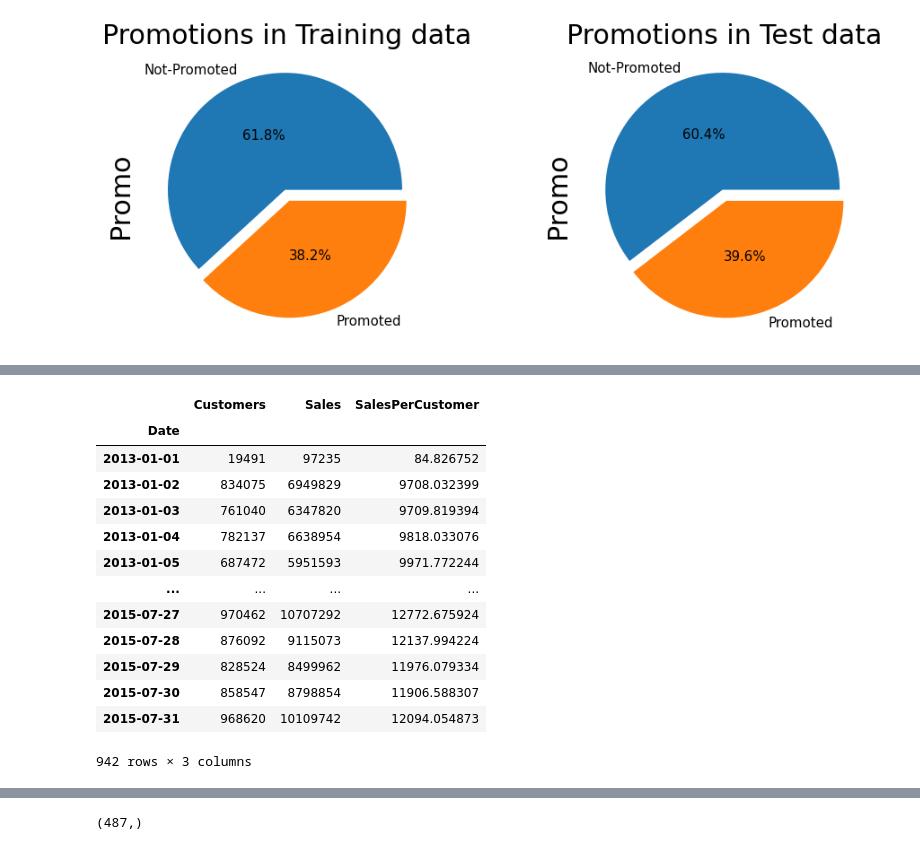
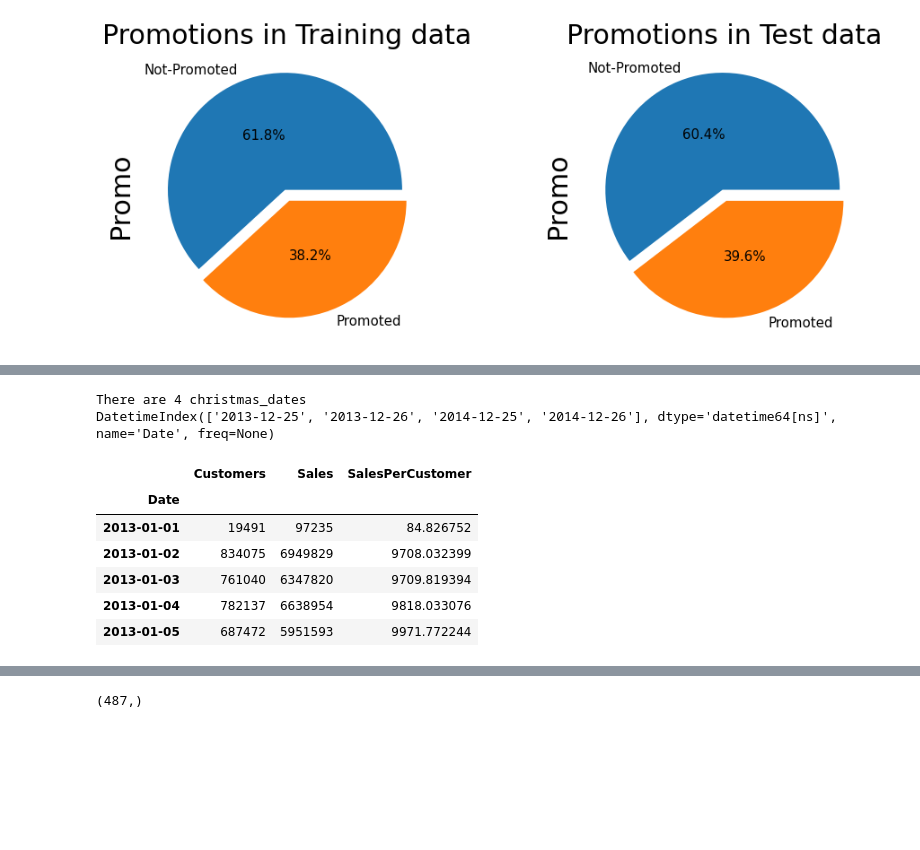
Before and after one commit to Hen0k/Rossmann-Pharmaceuticals-Sales-Forcast, a Jupyter notebook: notebooks/questions_guided_eda.ipynb, the cells around one changed output, grey strips where cells are left out. Saved outputs shown, nothing was run; the diff lists cells and outputs as text; code cells hidden in the pictures; blank space fills up the shorter version.

```diff
--- a/notebooks/questions_guided_eda.ipynb
+++ b/notebooks/questions_guided_eda.ipynb
@@ -39,13 +41,14 @@ version = 'merged_v1'
 repo = '../'
 
 train_df = DataLoader.dvc_get_data(data_path, version, repo)
-
+train_df['Date'] = pd.to_datetime(train_df['Date'])
 # Finally load the test data
 data_path = 'data/merged/test.csv'
 version = 'merged_v1'
 repo = '../'
 
 test_df = DataLoader.dvc_get_data(data_path, version, repo)
+test_df['Date'] = pd.to_datetime(test_df['Date'])
 # %% [output]
 DataLoaderLogger - INFO - DVC: CSV file read with path: data/merged/train.csv | version: merged_v1 | from: ../
 DataLoaderLogger - INFO - DVC: CSV file read with path: data/merged/test.csv | version: merged_v1 | from: ../
@@ -123,19 +115,21 @@ school_holidays.groupby("DayOfWeek")[['SchoolHoliday']].mean()
+# %%
+christmas = train_df.query("StateHoliday=='c'")
+christmas_dates = christmas.groupby('Date')['Date'].unique().index
+christmas_dates = pd.to_datetime(christmas_dates)
+print(f"There are {christmas_dates.shape[0]} christmas_dates\n{christmas_dates}")
+# christmas_dates = [a[0] for a in christmas_dates.tolist()]
+# %% [output]
+There are 4 christmas_dates
+DatetimeIndex(['2013-12-25', '2013-12-26', '2014-12-25', '2014-12-26'], dtype='datetime64[ns]', name='Date', freq=None)
 # %%
 grouped_by_date = train_df.groupby('Date')[['Customers', 'Sales', 'SalesPerCustomer']]
 grouped_by_date = grouped_by_date.sum()
-grouped_by_date
+grouped_by_date.head()
 # %% [output]
 |  | Customers | Sales | SalesPerCustomer |
 | Date |  |  |  |
 | 2013-01-01 | 19491 | 97235 | 84.826752 |
 | 2013-01-02 | 834075 | 6949829 | 9708.032399 |
 | 2013-01-03 | 761040 | 6347820 | 9709.819394 |
 | 2013-01-04 | 782137 | 6638954 | 9818.033076 |
 | 2013-01-05 | 687472 | 5951593 | 9971.772244 |
-| ... | ... | ... | ... |
-| 2015-07-27 | 970462 | 10707292 | 12772.675924 |
-| 2015-07-28 | 876092 | 9115073 | 12137.994224 |
-| 2015-07-29 | 828524 | 8499962 | 11976.079334 |
-| 2015-07-30 | 858547 | 8798854 | 11906.588307 |
-| 2015-07-31 | 968620 | 10109742 | 12094.054873 |
-942 rows × 3 columns
```
Also changed, not shown: parts of 18 cells of this notebook.
